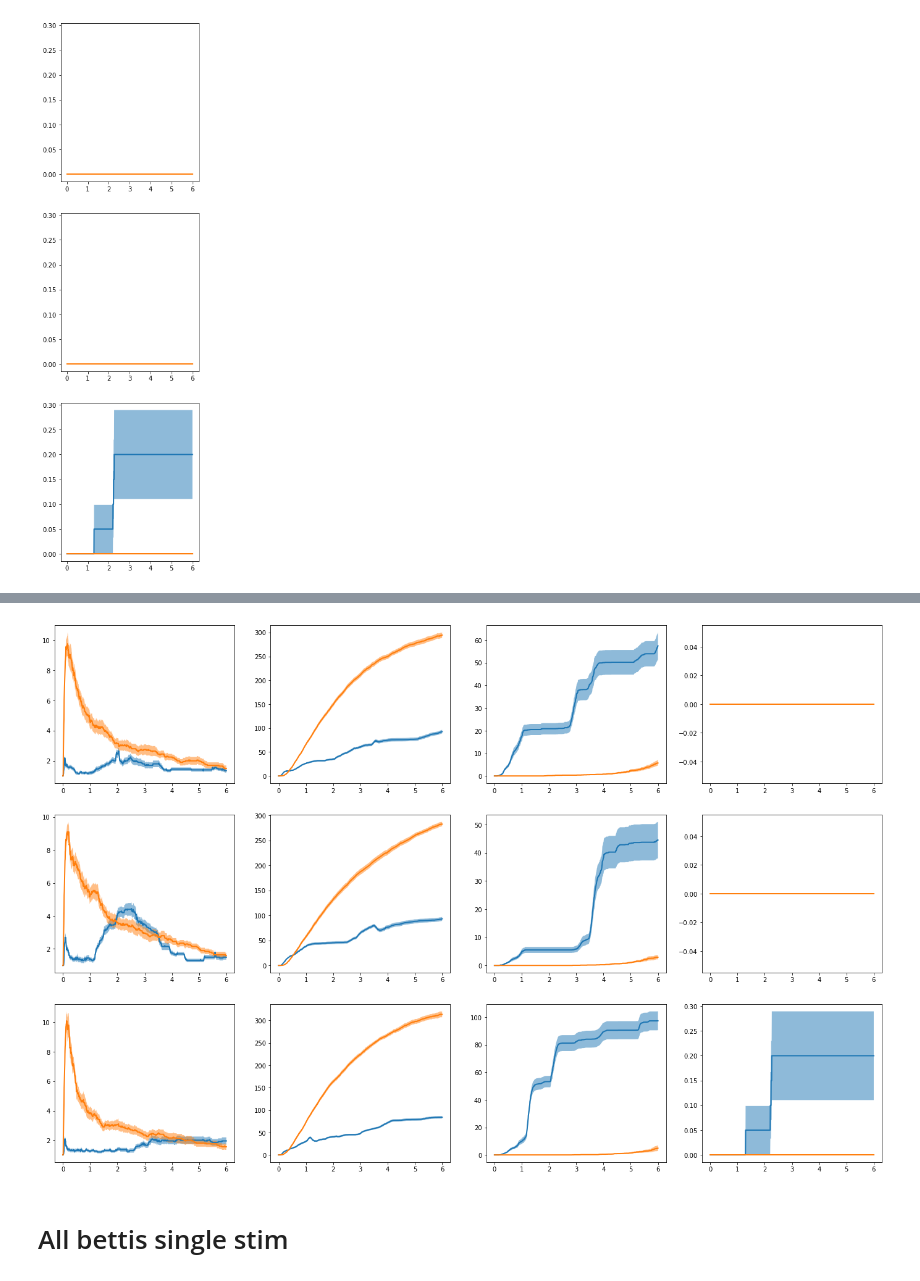
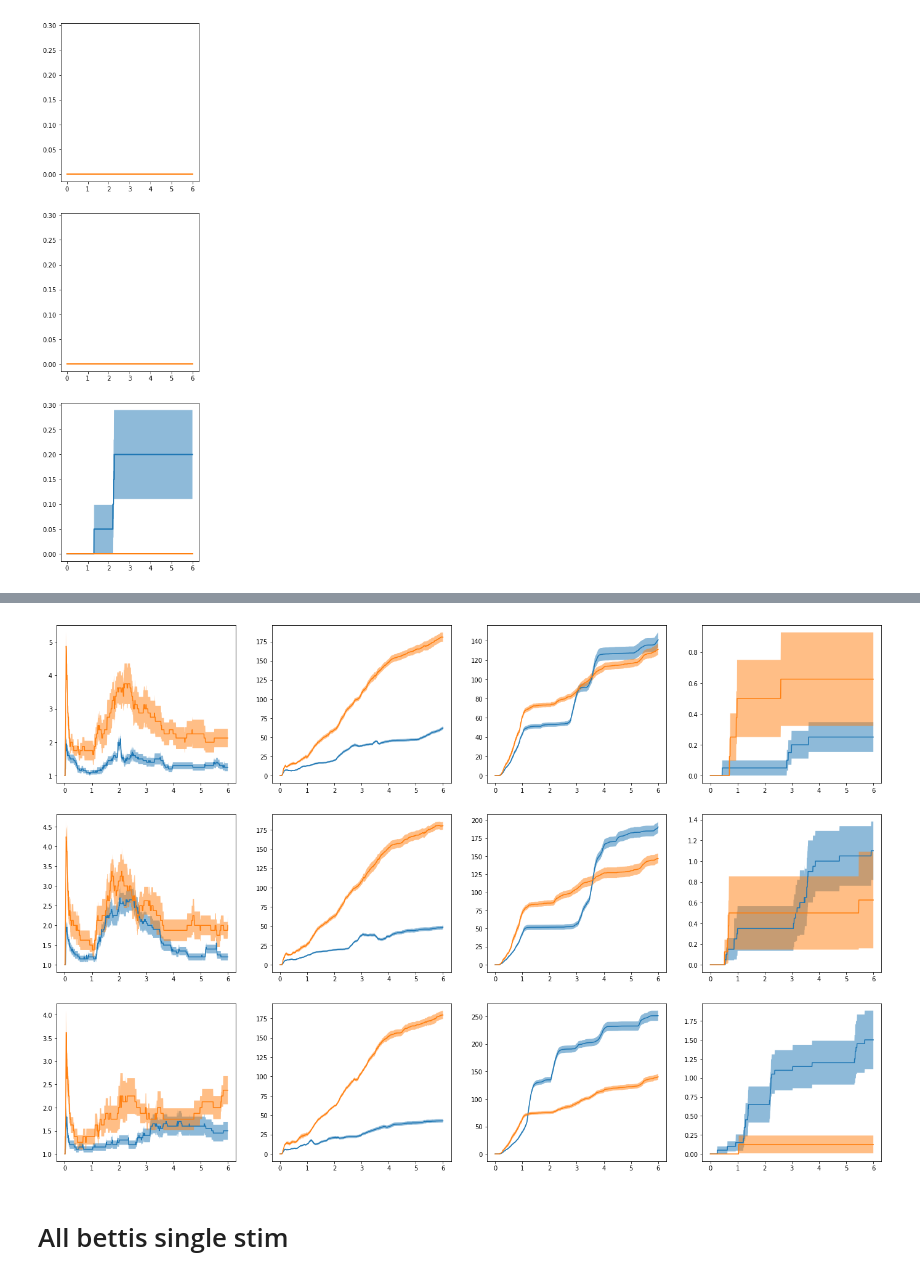
Before and after one commit to theilmbh/NeuralTDA, a Jupyter notebook: notebooks/pub/BettiCurves.ipynb, the cells around one changed output, grey strips where cells are left out. Drawn from its saved outputs; the diff is of its cells as text; code cells hidden in the pictures.

```diff
--- a/notebooks/pub/BettiCurves.ipynb
+++ b/notebooks/pub/BettiCurves.ipynb
@@ -29,7 +29,7 @@ windt = 10.0                      # milliseconds
 dtovr = 0.5*windt                 # milliseconds
 segment_info = [0, 0]             # use full Trial
 cluster_group = ['Good']          # use just good clusters
-comment = 'ForBettiCurves2'        # BootStrap Populations
+comment = 'ForBettiCurves3'        # BootStrap Populations
 bdfs = {}                         # Dictionary to store bdf
 
 # Betti Parameters
@@ -37,7 +37,7 @@ analysis_id = 'BC'                # Generic lable
 nperms = None                     # No permutation for each trial
 ncellsperm = 33                   # Subsample 33 neurons from the population
 dims = [0, 1, 2, 3]               # We want first four betti numbers
-thresh = 13.0                     # Activation threshold
+thresh = 4.0                     # Activation threshold
 twin = np.linspace(0, 6000, 1000) # milliseconds
 # %%
 # Loop through each bird in our list and bin the data
@@ -70,6 +70,16 @@ reload(tp2)
 (bcs, ts, ts_ms) = tp2.compute_betti_curves(analysis_id, block_path, bdf,
                                             thresh, nperms, ncellsperm,
                                             dims, twin, windt, dtovr, shuffle=True)
+
+# Compute the betti curves for shuffled-in-trials data
+(bcst, tst, tst_ms) = tp2.compute_betti_curves(analysis_id, block_path, bdf,
+                                            thresh, nperms, ncellsperm,
+                                            dims, twin, windt, dtovr, shuffle=tp2.shuffle_tensor_across_trials)
+
+# Compute the betti curves for shuffled-in-trials data
+(bcsts, tsts, tsts_ms) = tp2.compute_betti_curves(analysis_id, block_path, bdf,
+                                            thresh, nperms, ncellsperm,
+                                            dims, twin, windt, dtovr, shuffle=False, shuffle_across_stims=tp2.shuffle_across_trials_across_stims)
 # %%
 # Plot real against shuffled for two stimuli
 # This serves as a useful template for betti curve plottinggg
@@ -128,26 +158,28 @@ plt.savefig(os.path.join(figsavepth, '{}_P03S03_BettiCurveWithShuffled_betti{}_{
 # %%
 # generate figure and axes
+figname='Shuffle-AcrossStim-AcrossTrials'
 fig, axs = plt.subplots(3,4, figsize=(24, 16), sharey=False)
 axs = axs.flatten()
 
 bettis = [0, 1, 2, 3]              # Betti number to plot
 stims = np.array(list(bc.keys()))  # Stimuli names
 stimIDs = [1, 2, 3]                # ID numbers of stimuli to plot
 stims_to_plot = stims[stimIDs]     # names of stimuli to plot
 
 # Compute the mean and stderr
 bc_plot_dict = tp2.compute_mean_stderr_betti_curves(bc)     # Real curves
-bcs_plot_dict = tp2.compute_mean_stderr_betti_curves(bcs)   # Shuffled curves
+bcs_plot_dict = tp2.compute_mean_stderr_betti_curves(bcsts)   # Shuffled curves
 
 for betti in bettis:
     for ind, stim in enumerate(stims_to_plot):
         ax = axs[4*ind + betti]
         tpplt.plot_betti_curve(bc_plot_dict, t_ms, stim, betti, ax)
         tpplt.plot_betti_curve(bcs_plot_dict, t_ms, stim, betti, ax)
 
-plt.savefig(os.path.join(figsavepth, '{}_P03S03_BettiCurveWithShuffled_betti{}_{}_alltogether.eps'.format(bird,betti, thresh)))
+#plt.savefig(os.path.join(figsavepth, '{}_P03S03_BettiCurveWithShuffled_betti{}_{}_alltogether.eps'.format(bird,betti, thresh)))
+plt.savefig(os.path.join(figsavepth, '{}_{}_{}.eps'.format(bird,figname, thresh)))
 # %% [output]
-[figure, old version]
+[figure, new version]
 # %%
 betti=4
 plt.figure(figsize=(22, 11))
```
Also changed, not shown: parts of 3 cells of this notebook, 4 other files.
